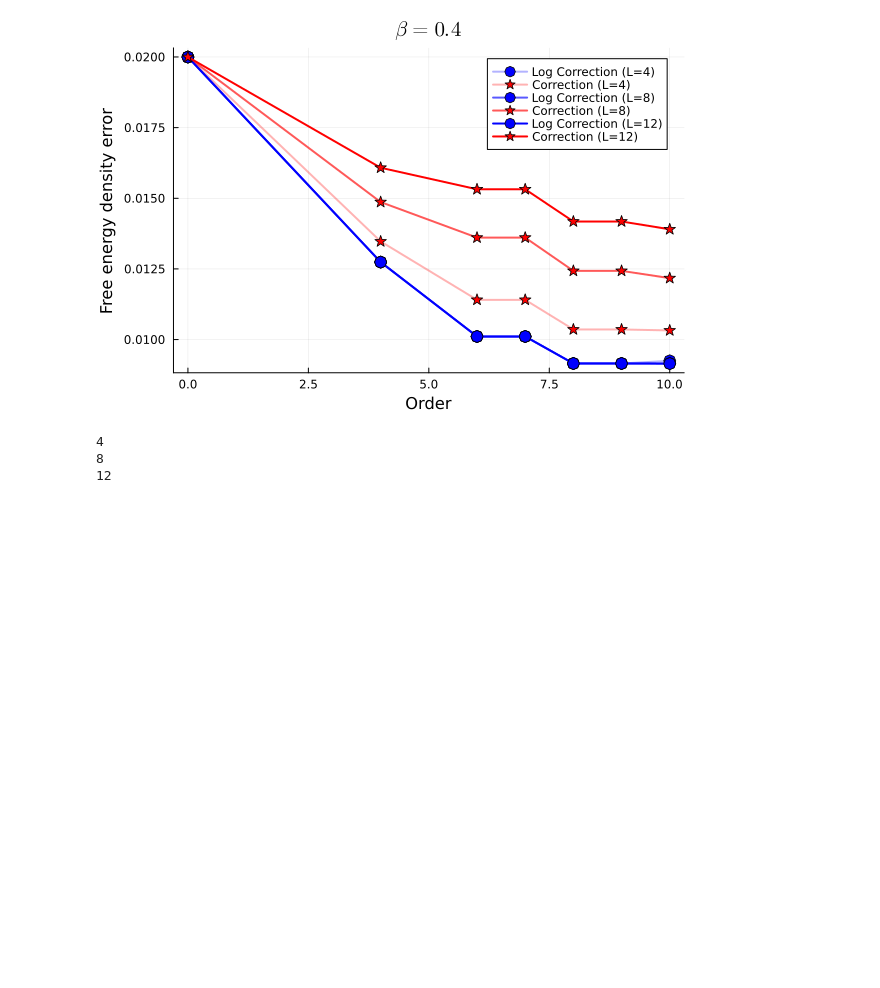
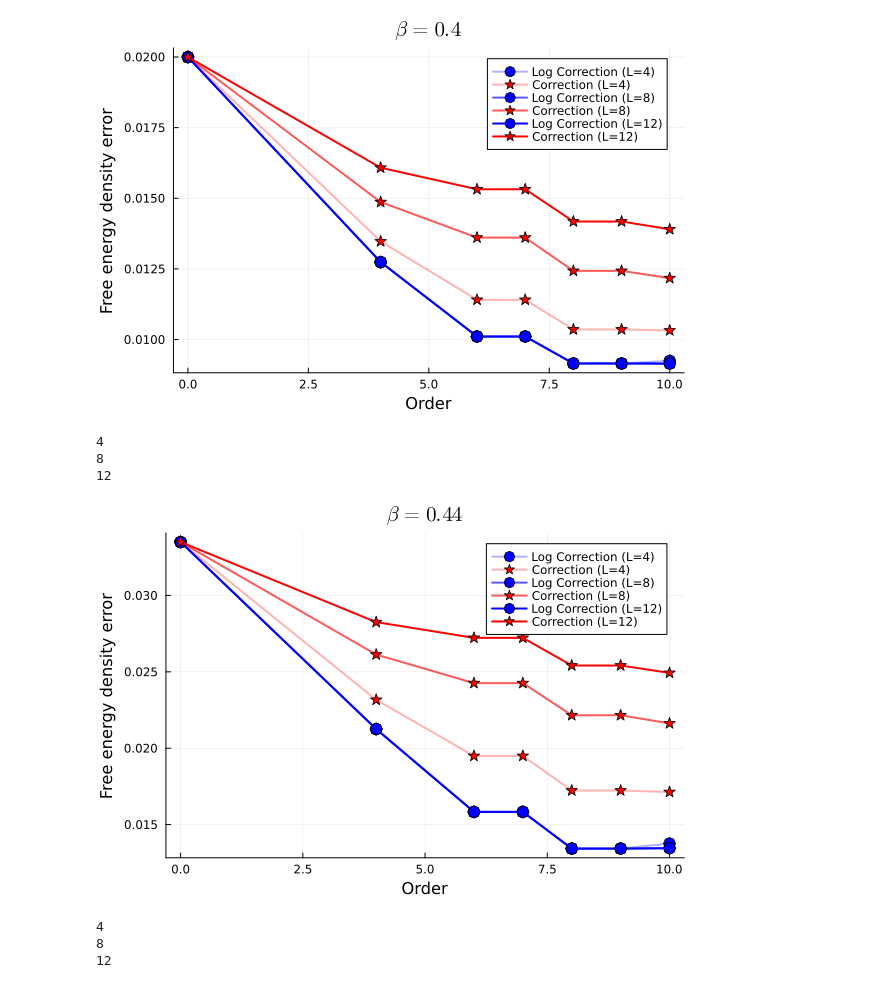
Before and after one commit to siddhant-midha/TNBP, a Jupyter notebook: loop_correction_new.ipynb, the cells around one changed output. Saved outputs shown, nothing was run; the diff lists cells and outputs as text; code cells hidden in the pictures; blank space fills up the shorter version.

```diff
--- a/loop_correction_new.ipynb
+++ b/loop_correction_new.ipynb
@@ -197,6 +197,52 @@ annotate!(5, 0.5 * maximum(y1), text(" ", :left, 12))
 8
 12
 [figure]
+# %%
+using Plots
+using Colors  # for color conversion
+
+L_arr = [4, 8, 12]
+β = 0.44
+orders = [0, 4, 6, 7, 8, 9, 10]
+
+colors = Dict("log" => colorant"blue", "corr" => colorant"red")
+
+plot(title = L"\beta = %$(β)",
+     xlabel = "Order",
+     ylabel = "Free energy density error")
+
+for (i, L) in enumerate(L_arr)
+    println(L)
+    alpha = 0.3 + 0.7 * (i - 1) / (length(L_arr) - 1)
+
+
+    y1 = log_loop_corrected_free_energy(L, β) .- Ising2D.free_energy(β)
+    y2 = loop_corrected_free_energy(L, β) .- Ising2D.free_energy(β)
+
+    c1 = RGBA(colors["log"].r, colors["log"].g, colors["log"].b, alpha)
+    c2 = RGBA(colors["corr"].r, colors["corr"].g, colors["corr"].b, alpha)
+
+    plot!(orders, y1;
+          label = "Log Correction (L=$L)",
+          color = c1,
+          linewidth = 2,
+          marker = :o,
+          markersize = 6)
+
+    plot!(orders, y2;
+          label = "Correction (L=$L)",
+          color = c2,
+          linewidth = 2,
+          marker = :s,
+          markersize = 6)
+end
+
+annotate!(5, 0.5 * maximum(y1), text(" ", :left, 12))
+# %% [output]
+4
+8
+12
+[figure, added]
 # %%
 using Plots
 using Colors  # for color conversion
```
